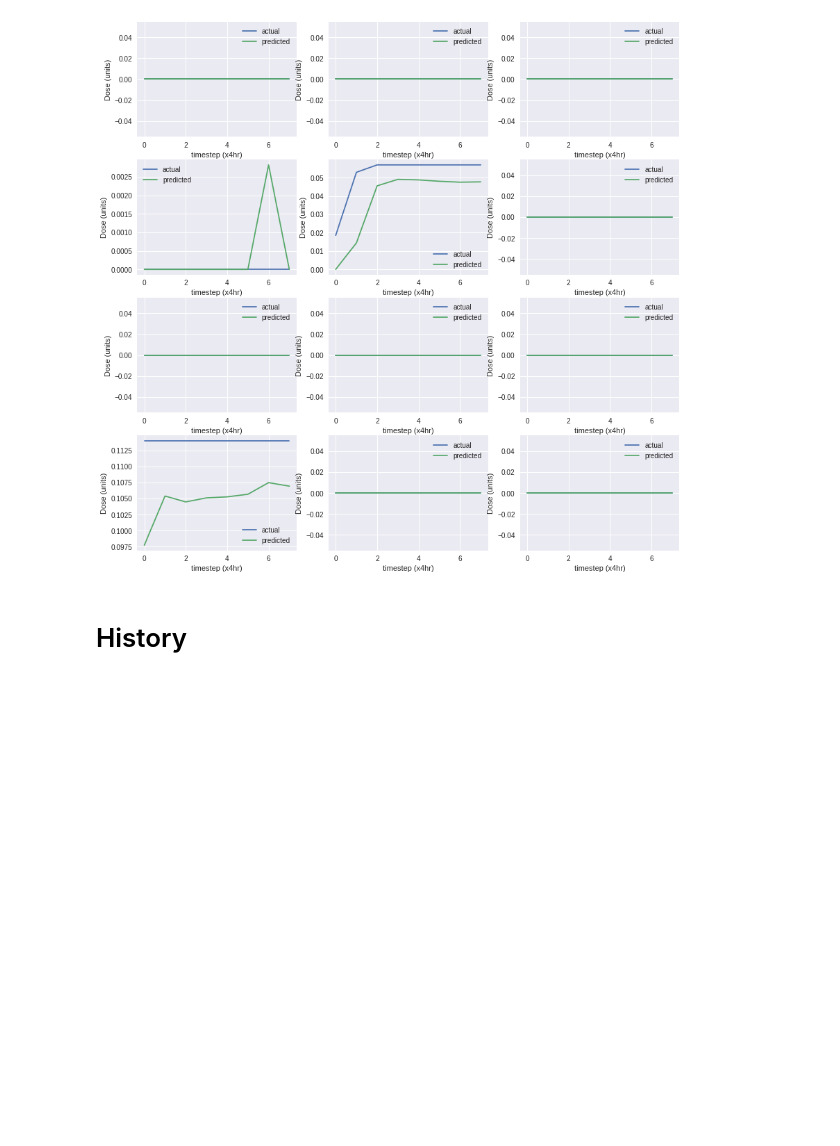
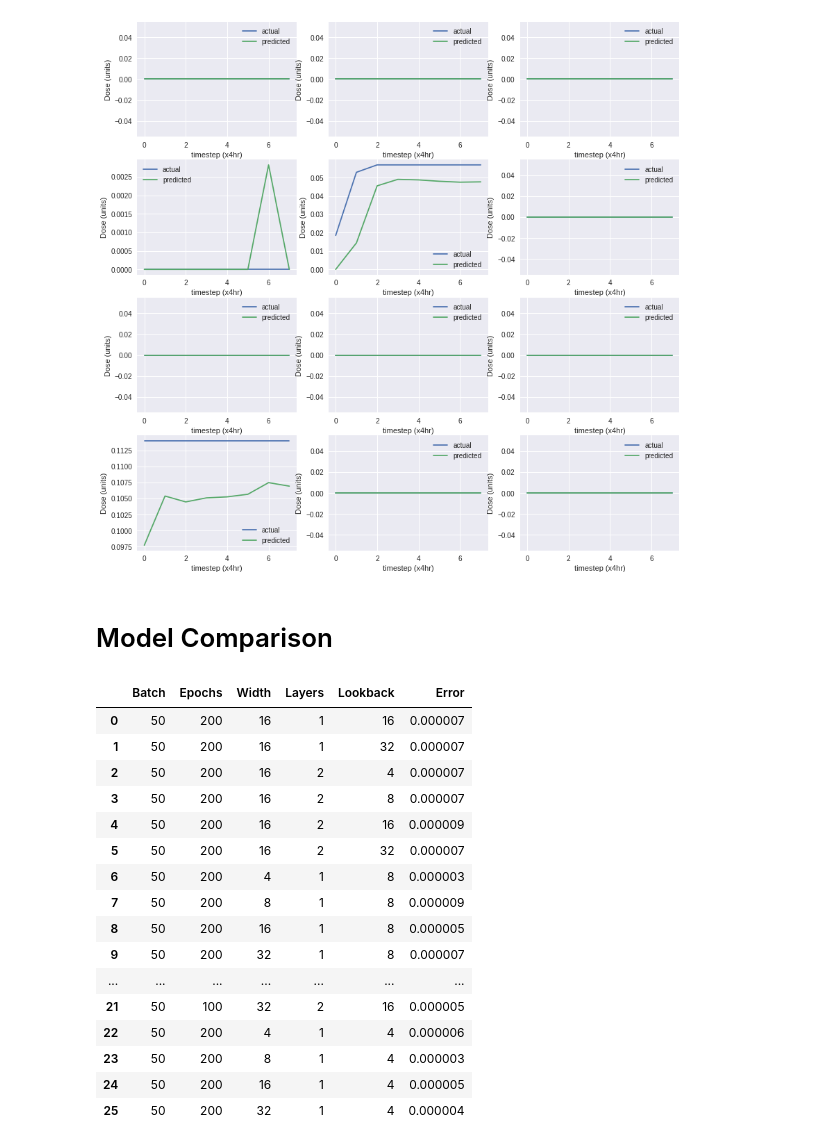
Before and after one commit to Ian-Mint/treatment_recommender, a Jupyter notebook: evaluate_model.ipynb, the cells around one changed output. Drawn from its saved outputs; the diff is of its cells as text; code cells hidden in the pictures; blank space fills up the shorter version.

Commit message:
new models

```diff
--- a/evaluate_model.ipynb
+++ b/evaluate_model.ipynb
@@ -61,4 +60,2 @@ f.savefig('figures/predicted_vasopressin.png', dpi=200, )
 # %% [output]
 [figure]
-# %% [markdown]
-# History
@@ -66,0 +62,2 @@ import pickle
+# %% [markdown]
+# Model Comparison
@@ -66,0 +66,23 @@ import pickle
+# %%
+columns = ['Batch', 'Epochs', 'Width', 'Layers', 'Lookback', 'Error']
+df = pd.read_csv('models/summary.csv', names=columns, header=1)
+df.drop_duplicates(inplace=True)
+df
+# %% [output]
+|  | Batch | Epochs | Width | Layers | Lookback | Error |
+| 0 | 50 | 200 | 16 | 1 | 16 | 0.000007 |
+| 1 | 50 | 200 | 16 | 1 | 32 | 0.000007 |
+| 2 | 50 | 200 | 16 | 2 | 4 | 0.000007 |
+| 3 | 50 | 200 | 16 | 2 | 8 | 0.000007 |
+| 4 | 50 | 200 | 16 | 2 | 16 | 0.000009 |
+| 5 | 50 | 200 | 16 | 2 | 32 | 0.000007 |
+| 6 | 50 | 200 | 4 | 1 | 8 | 0.000003 |
+| 7 | 50 | 200 | 8 | 1 | 8 | 0.000009 |
+| 8 | 50 | 200 | 16 | 1 | 8 | 0.000005 |
+| 9 | 50 | 200 | 32 | 1 | 8 | 0.000007 |
+| ... | ... | ... | ... | ... | ... | ... |
+| 21 | 50 | 100 | 32 | 2 | 16 | 0.000005 |
+| 22 | 50 | 200 | 4 | 1 | 4 | 0.000006 |
+| 23 | 50 | 200 | 8 | 1 | 4 | 0.000003 |
+| 24 | 50 | 200 | 16 | 1 | 4 | 0.000005 |
+| 25 | 50 | 200 | 32 | 1 | 4 | 0.000004 |
```
Also changed, not shown: parts of 9 cells of this notebook, 8 other files.
